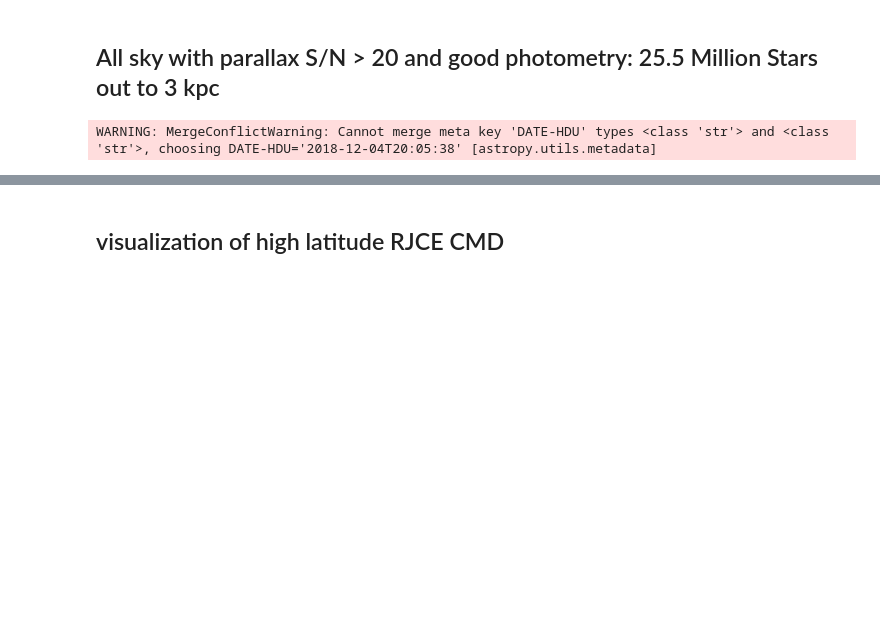
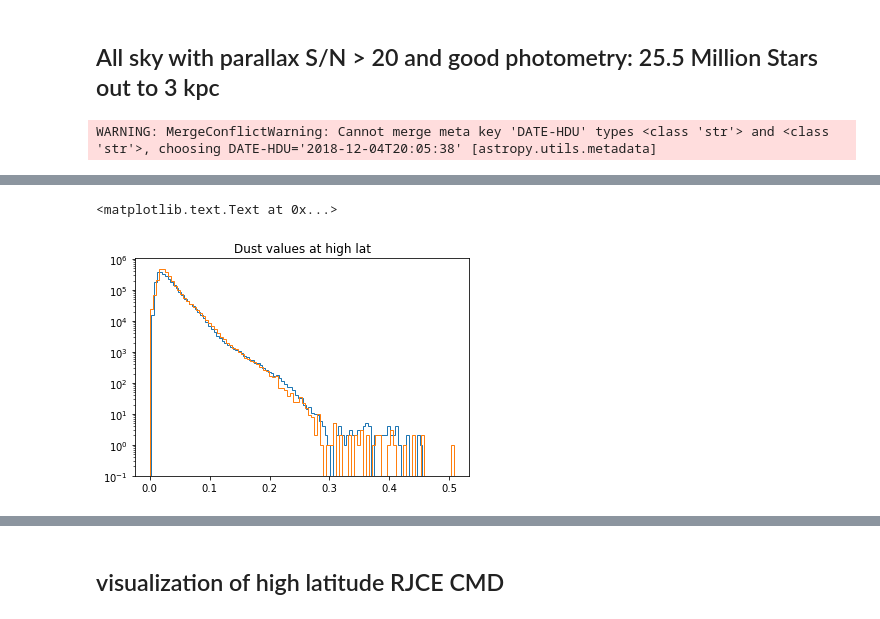
Before and after one commit to andersdot/dust, a Jupyter notebook: GPdust.ipynb, the cells around one changed output, grey strips where cells are left out. Saved outputs shown, nothing was run; the diff lists cells and outputs as text; code cells hidden in the pictures; blank space fills up the shorter version.

```diff
--- a/GPdust.ipynb
+++ b/GPdust.ipynb
@@ -111,3 +131,10 @@ def matrixize(data1, data2, err1, err2):
     diag = np.arange(X.shape[-1])
     Xerr[:, diag, diag] = np.vstack([err1**2., err2**2.]).T
     return X, Xerr
+# %%
+plt.hist(sfddust[highlat & ~np.isnan(bayesdust)], log=True, histtype='step', bins=100)
+plt.hist(bayesdust[highlat & ~np.isnan(bayesdust)], log=True, histtype='step', bins=100)
+plt.title('Dust values at high lat')
+# %% [output]
+<matplotlib.text.Text at 0x...>
+[figure, added]
```
Also changed, not shown: parts of 20 cells of this notebook.
